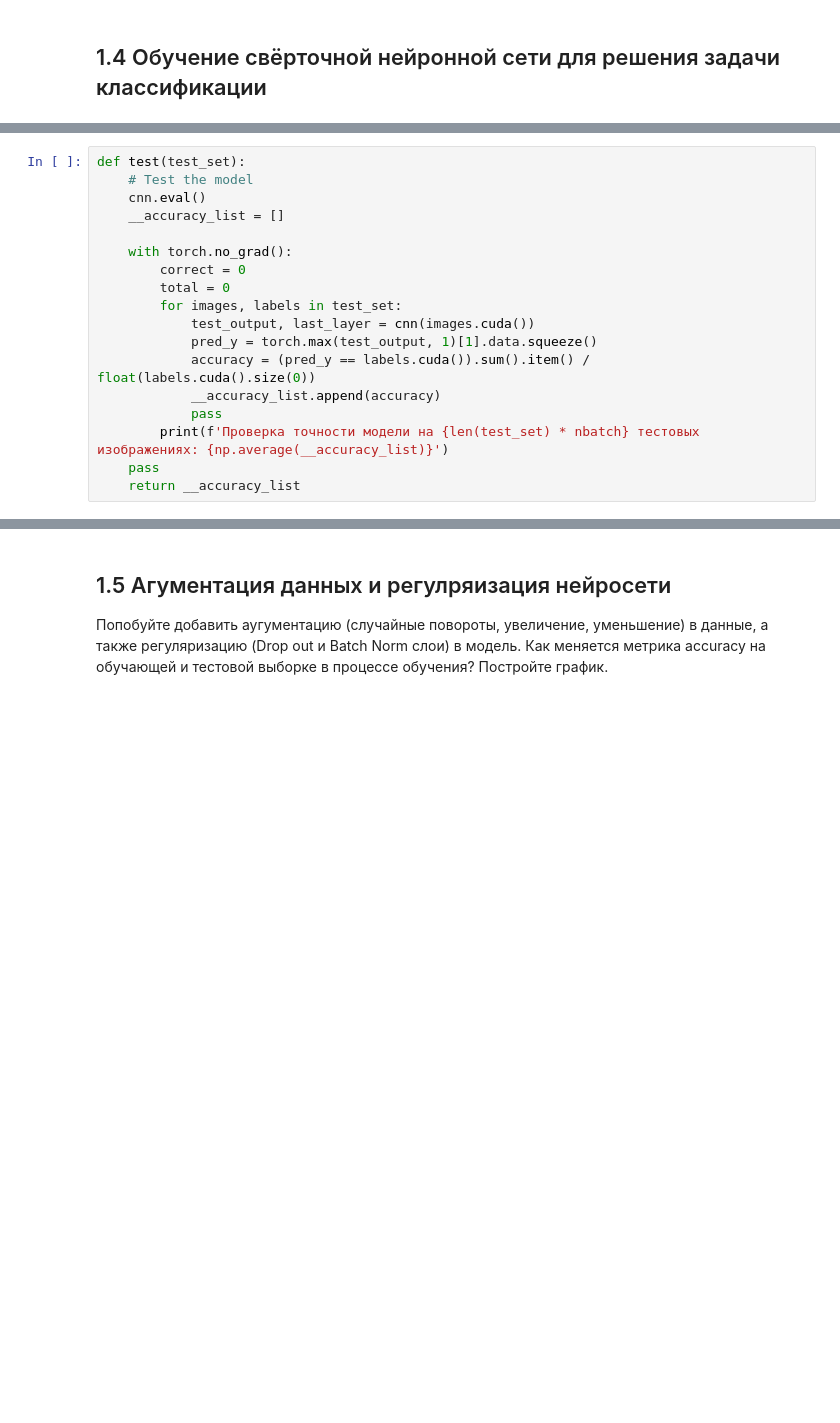
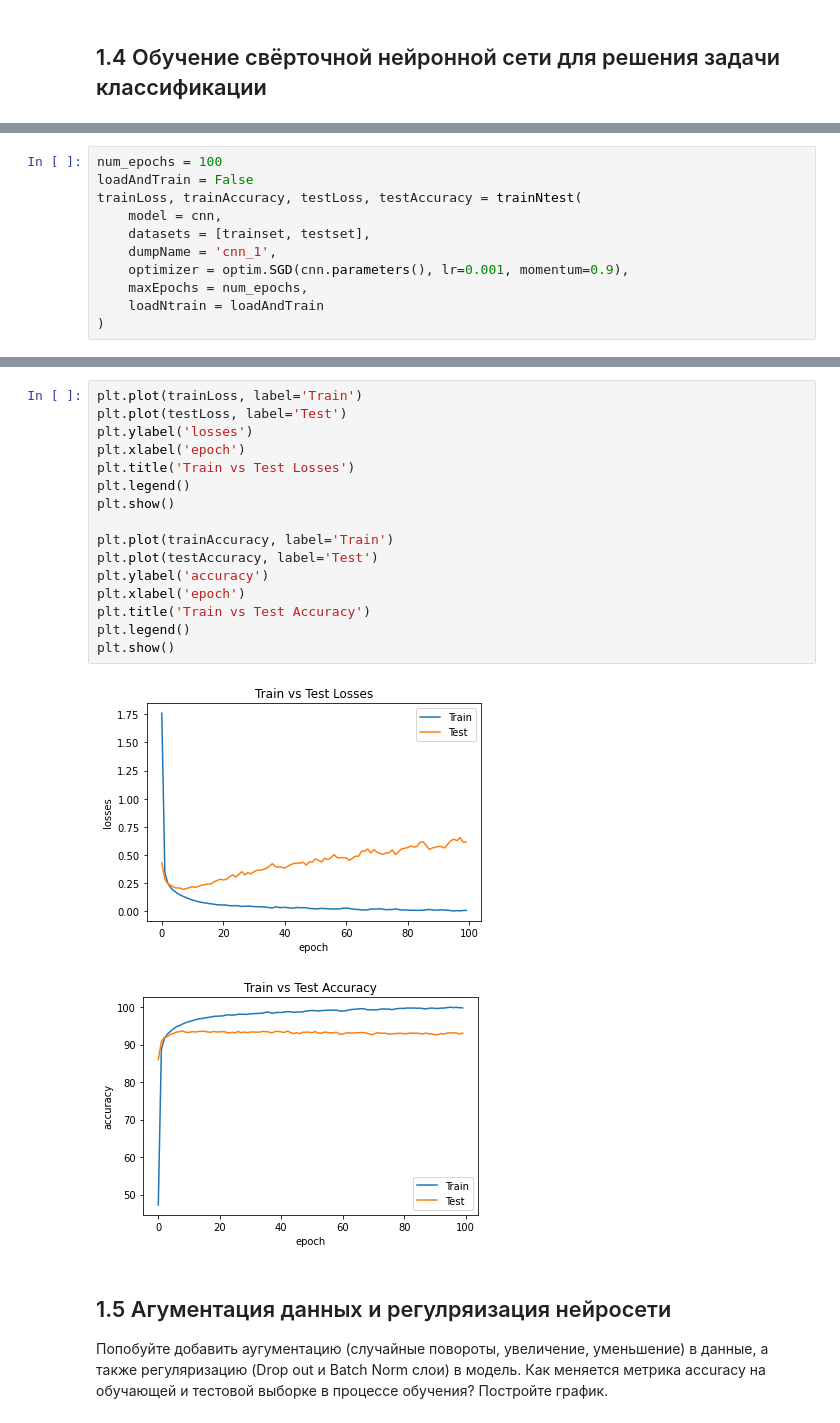
Before and after one commit to DarthBarada/MachineLearning, a Jupyter notebook: hw03/hw_03.ipynb, the cells around one changed output, grey strips where cells are left out. Drawn from its saved outputs; the diff is of its cells as text; blank space fills up the shorter version.

```diff
--- a/hw03/hw_03.ipynb
+++ b/hw03/hw_03.ipynb
@@ -413,18 +340,0 @@ else:
-# %%
-def test(test_set):
-    # Test the model
-    cnn.eval()
-    __accuracy_list = []
-
-    with torch.no_grad():
-        correct = 0
-        total = 0
-        for images, labels in test_set:
-            test_output, last_layer = cnn(images.cuda())
-            pred_y = torch.max(test_output, 1)[1].data.squeeze()
-            accuracy = (pred_y == labels.cuda()).sum().item() / float(labels.cuda().size(0))
-            __accuracy_list.append(accuracy)
-            pass
-        print(f'Проверка точности модели на {len(test_set) * nbatch} тестовых изображениях: {np.average(__accuracy_list)}')
-    pass
-    return __accuracy_list
@@ -439,0 +477,11 @@ plt.show()
+# %%
+num_epochs = 100
+loadAndTrain = False
+trainLoss, trainAccuracy, testLoss, testAccuracy = trainNtest(
+	model = cnn,
+	datasets = [trainset, testset],
+	dumpName = 'cnn_1',
+	optimizer = optim.SGD(cnn.parameters(), lr=0.001, momentum=0.9),
+	maxEpochs = num_epochs,
+	loadNtrain = loadAndTrain
+)
@@ -440,3 +502,22 @@ plt.show()
+# %%
+plt.plot(trainLoss, label='Train')
+plt.plot(testLoss, label='Test')
+plt.ylabel('losses')
+plt.xlabel('epoch')
+plt.title('Train vs Test Losses')
+plt.legend()
+plt.show()
+
+plt.plot(trainAccuracy, label='Train')
+plt.plot(testAccuracy, label='Test')
+plt.ylabel('accuracy')
+plt.xlabel('epoch')
+plt.title('Train vs Test Accuracy')
+plt.legend()
+plt.show()
+# %% [output]
+[figure, added]
+[figure, added]
 # %% [markdown]
 ## 1.5 Агументация данных и регулряизация нейросети
 
```
Also changed, not shown: parts of 37 cells of this notebook, 1 other file.
